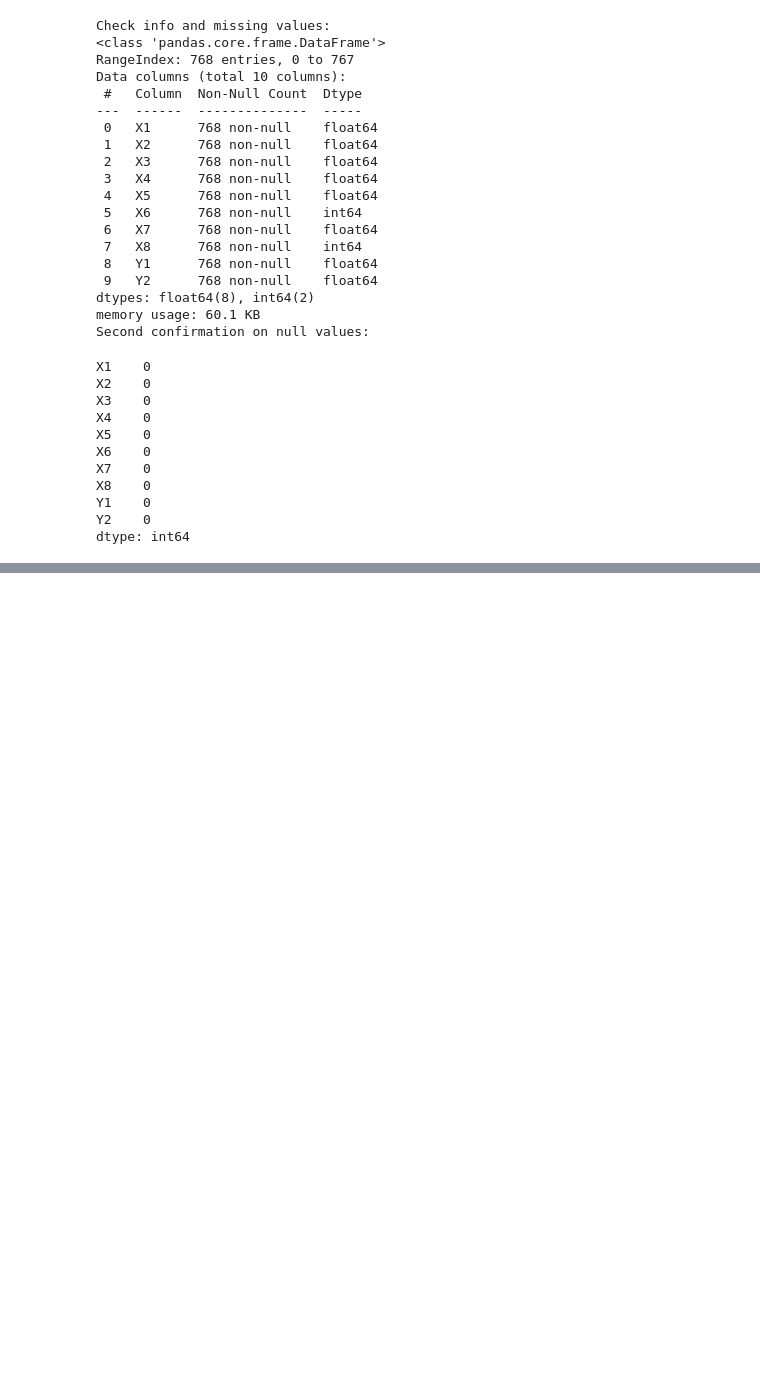
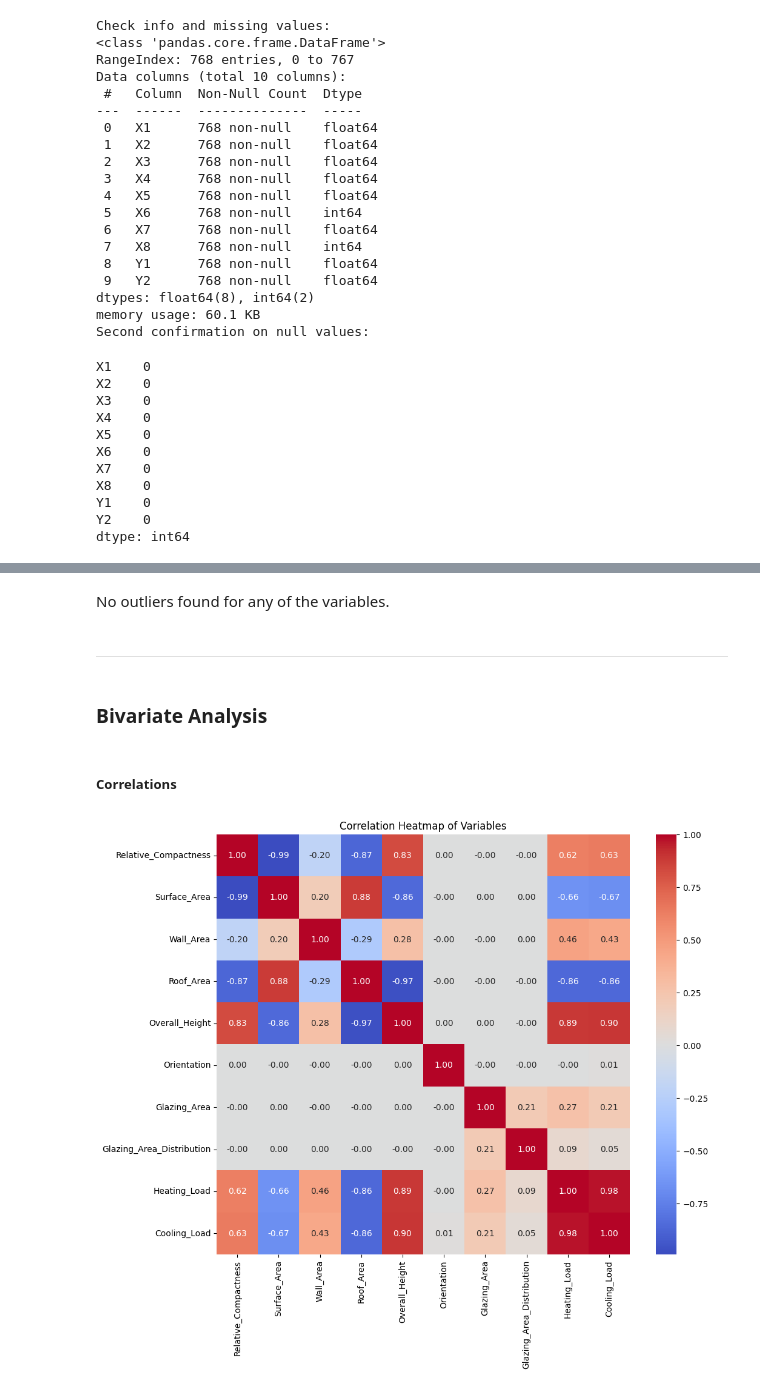
Before and after one commit to theobringino/ds-ai-ml-projects, a Jupyter notebook: projects/UCI_energy_efficiency_EDA.ipynb, the cells around one changed output, grey strips where cells are left out. Drawn from its saved outputs; the diff is of its cells as text; code cells hidden in the pictures; blank space fills up the shorter version.

```diff
--- a/projects/UCI_energy_efficiency_EDA.ipynb
+++ b/projects/UCI_energy_efficiency_EDA.ipynb
@@ -175,0 +220,20 @@ df_renamed
+# %% [markdown]
+No outliers found for any of the variables.
+# %% [markdown]
+---
+# %% [markdown]
+### Bivariate Analysis
+# %% [markdown]
+##### Correlations
+# %%
+# Correlation Heatmap to show the relationship between the features and target variables.
+plt.figure(figsize = (11,9))
+sns.heatmap(df_renamed.corr(),
+            annot = True,
+            cmap = 'coolwarm',
+            fmt = '.2f'
+            )
+plt.title('Correlation Heatmap of Variables')
+plt.show()
+# %% [output]
+[figure, added]
```
Also changed, not shown: parts of 39 cells of this notebook.
